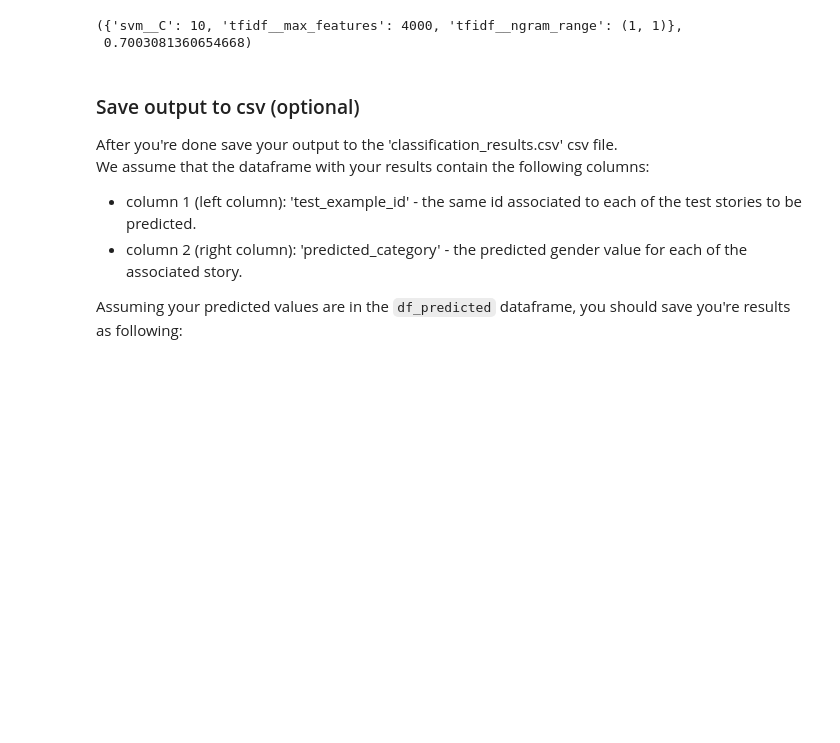
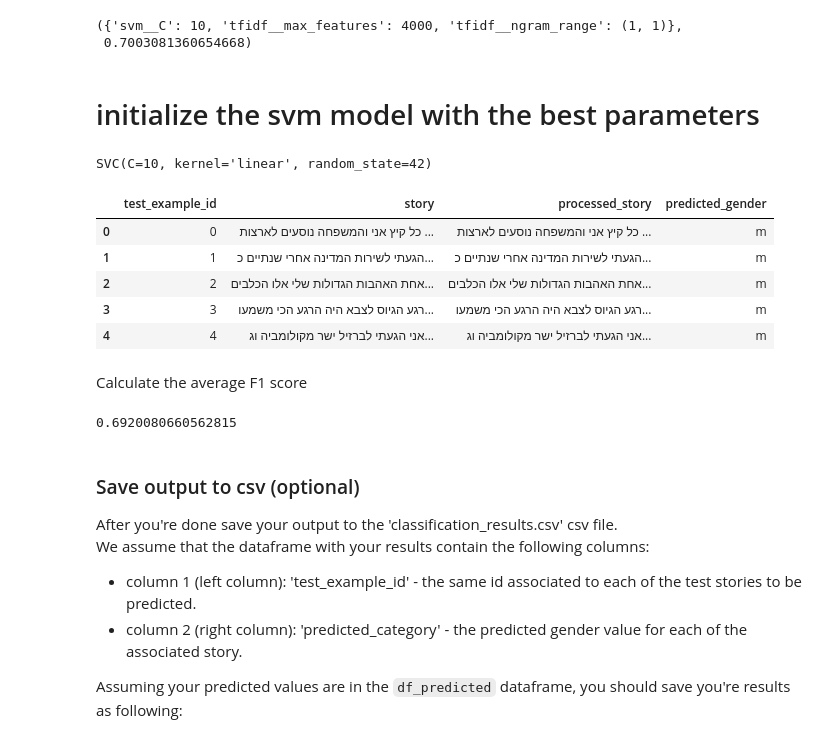
Before and after one commit to Kravchenko228/Hebrew_text_analysis, a Jupyter notebook: Assignment3-text-analysis.ipynb, the cells around one changed output. Cells and saved outputs as stored; diff of their text form; code cells hidden in the pictures; blank space fills up the shorter version.

```diff
--- a/Assignment3-text-analysis.ipynb
+++ b/Assignment3-text-analysis.ipynb
@@ -271,6 +276,49 @@ GridSearchCV(cv=5,
              scoring='f1_macro', verbose=1)
 ({'svm__C': 10, 'tfidf__max_features': 4000, 'tfidf__ngram_range': (1, 1)},
  0.7003081360654668)
+# %% [markdown]
+# initialize the svm model with the best parameters
+# %%
+# Load the test dataset
+df_test = pd.read_csv("corpus_for_test.csv")
+
+# Preprocess the test dataset stories
+df_test['processed_story'] = df_test['story'].apply(preprocess_text)
+
+# Train the SVM model with the best hyperparameters on the entire training dataset
+best_tfidf = TfidfVectorizer(max_features=best_params['tfidf__max_features'],
+                             ngram_range=best_params['tfidf__ngram_range'])
+X_train_optimized = best_tfidf.fit_transform(df_train['processed_story'])
+X_test_optimized = best_tfidf.transform(df_test['processed_story'])
+
+best_svm = SVC(kernel='linear', C=best_params['svm__C'], random_state=42)
+best_svm.fit(X_train_optimized, y_train)
+
+# Predict the gender labels for the test dataset
+df_test['predicted_gender'] = best_svm.predict(X_test_optimized)
+
+# Display the first few rows of the test dataset with the predicted labels
+df_test.head()
+# %% [output]
+SVC(C=10, kernel='linear', random_state=42)
+|  | test_example_id | story | processed_story | predicted_gender |
+| 0 | 0 | כל קיץ אני והמשפחה נוסעים לארצות ... | כל קיץ אני והמשפחה נוסעים לארצות ... | m |
+| 1 | 1 | הגעתי לשירות המדינה אחרי שנתיים כ... | הגעתי לשירות המדינה אחרי שנתיים כ... | m |
+| 2 | 2 | אחת האהבות הגדולות שלי אלו הכלבים... | אחת האהבות הגדולות שלי אלו הכלבים... | m |
+| 3 | 3 | רגע הגיוס לצבא היה הרגע הכי משמעו... | רגע הגיוס לצבא היה הרגע הכי משמעו... | m |
+| 4 | 4 | אני הגעתי לברזיל ישר מקולומביה וג... | אני הגעתי לברזיל ישר מקולומביה וג... | m |
+# %% [markdown]
+Calculate the average F1 score
+# %%
+
+f1_scores_svm = cross_val_score(best_svm,X_train_optimized, y_train, cv=5, scoring='f1_macro')
+
+# Calculate the average F1 score
+avg_f1_score_svm = f1_scores_svm.mean()
+
+avg_f1_score_svm
+# %% [output]
+0.6920080660562815
 # %% [markdown]
 ### Save output to csv (optional)
 After you're done save your output to the 'classification_results.csv' csv file.<br/>
```
Also changed, not shown: parts of 3 cells of this notebook.
